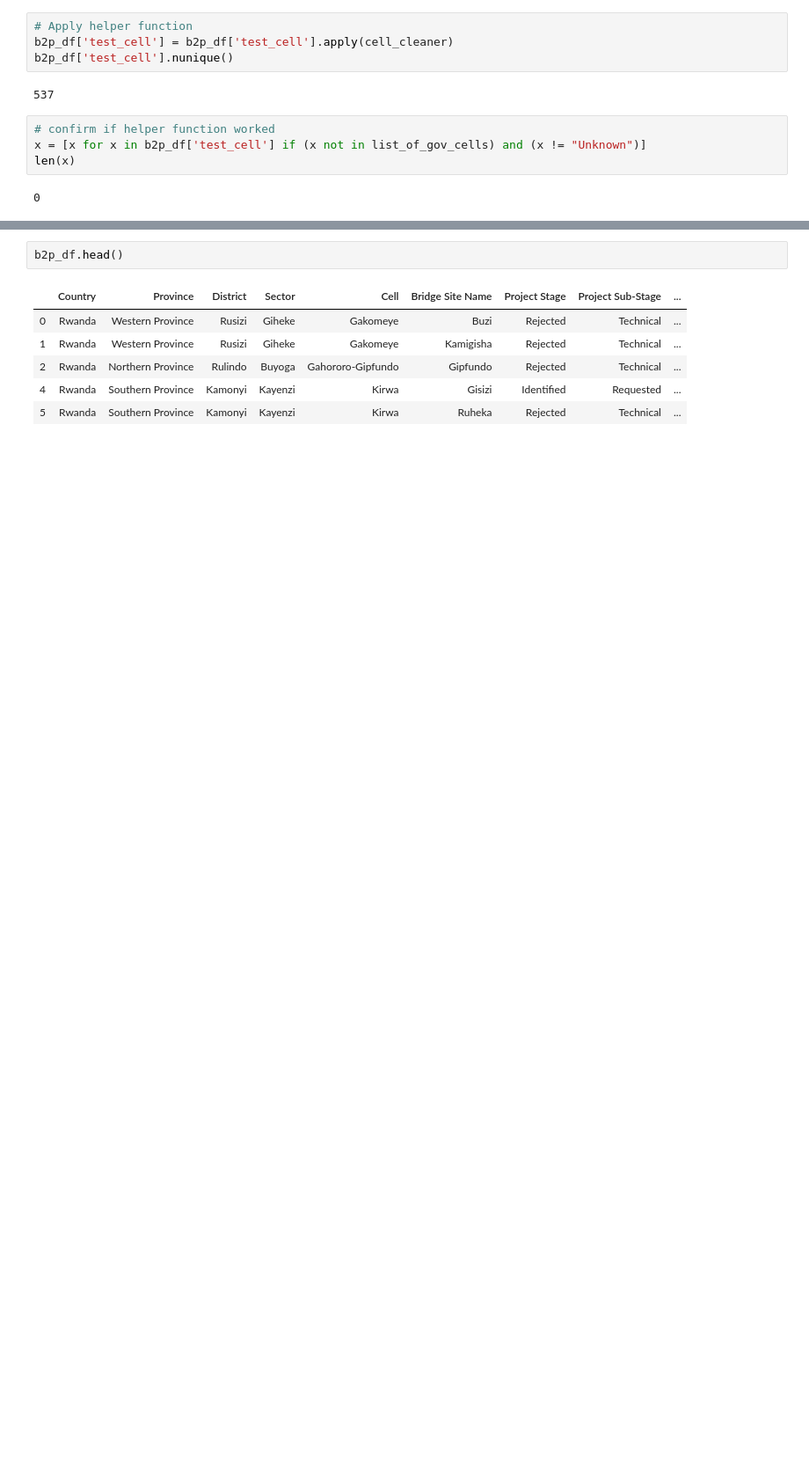
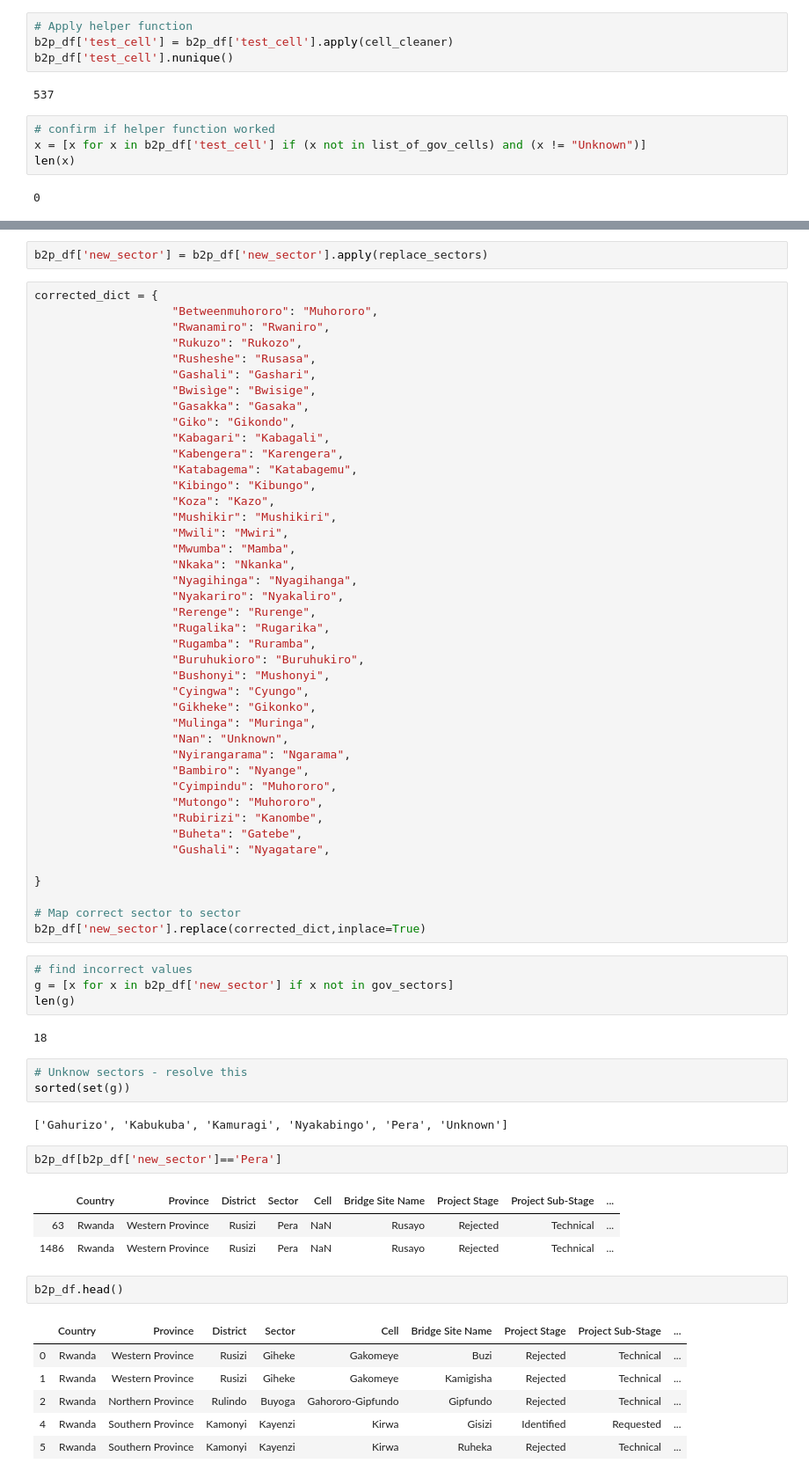
Before and after one commit to BloomTech-Labs/Labs25-Bridges_to_Prosperity-TeamC-ds, a Jupyter notebook: notebooks/cleaningv2.ipynb, the cells around one changed output, grey strips where cells are left out. Shown: that part at 88% size. Drawn from its saved outputs; the diff is of its cells as text; blank space fills up the shorter version.

Commit message:
Sector and Cell cleaned with prov_ID and District_ID

```diff
--- a/notebooks/cleaningv2.ipynb
+++ b/notebooks/cleaningv2.ipynb
@@ -292,3 +311,64 @@ len(x)
+# %%
+b2p_df['new_sector'] = b2p_df['new_sector'].apply(replace_sectors)
+# %%
+corrected_dict = {
+                    "Betweenmuhororo": "Muhororo",
+                    "Rwanamiro": "Rwaniro",
+                    "Rukuzo": "Rukozo",
+                    "Rusheshe": "Rusasa",
+                    "Gashali": "Gashari",
+                    "Bwisìge": "Bwisige",
+                    "Gasakka": "Gasaka",
+                    "Giko": "Gikondo",
+                    "Kabagari": "Kabagali",
+                    "Kabengera": "Karengera",
+                    "Katabagema": "Katabagemu",
+                    "Kibingo": "Kibungo",
+                    "Koza": "Kazo",
+                    "Mushikir": "Mushikiri",
+                    "Mwili": "Mwiri",
+                    "Mwumba": "Mamba",
+                    "Nkaka": "Nkanka",
+                    "Nyagihinga": "Nyagihanga",
+                    "Nyakariro": "Nyakaliro",
+                    "Rerenge": "Rurenge",
+                    "Rugalika": "Rugarika",
+                    "Rugamba": "Ruramba",
+                    "Buruhukioro": "Buruhukiro",
+                    "Bushonyi": "Mushonyi",
+                    "Cyingwa": "Cyungo",
+                    "Gikheke": "Gikonko",
+                    "Mulinga": "Muringa",
+                    "Nan": "Unknown",
+                    "Nyirangarama": "Ngarama",
+                    "Bambiro": "Nyange",
+                    "Cyimpindu": "Muhororo",
+                    "Mutongo": "Muhororo",
+                    "Rubirizi": "Kanombe",
+                    "Buheta": "Gatebe",
+                    "Gushali": "Nyagatare",
+
+}
+
+# Map correct sector to sector
+b2p_df['new_sector'].replace(corrected_dict,inplace=True)
+# %%
+# find incorrect values
+g = [x for x in b2p_df['new_sector'] if x not in gov_sectors]
+len(g)
+# %% [output]
+18
+# %%
+# Unknow sectors - resolve this
+sorted(set(g))
+# %% [output]
+['Gahurizo', 'Kabukuba', 'Kamuragi', 'Nyakabingo', 'Pera', 'Unknown']
+# %%
+b2p_df[b2p_df['new_sector']=='Pera']
+# %% [output]
+|  | Country | Province | District | Sector | Cell | Bridge Site Name | Project Stage | Project Sub-Stage | ... |
+| 63 | Rwanda | Western Province | Rusizi | Pera | NaN | Rusayo | Rejected | Technical | ... |
+| 1486 | Rwanda | Western Province | Rusizi | Pera | NaN | Rusayo | Rejected | Technical | ... |
 # %%
 b2p_df.head()
 # %% [output]
```
Also changed, not shown: parts of 10 cells of this notebook.
